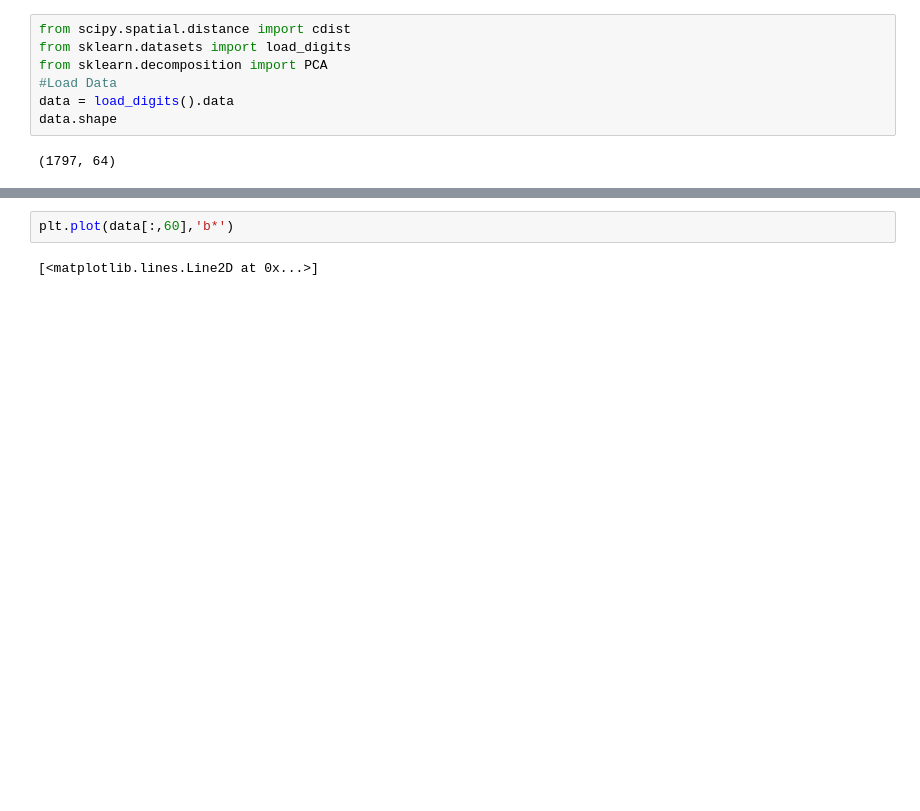
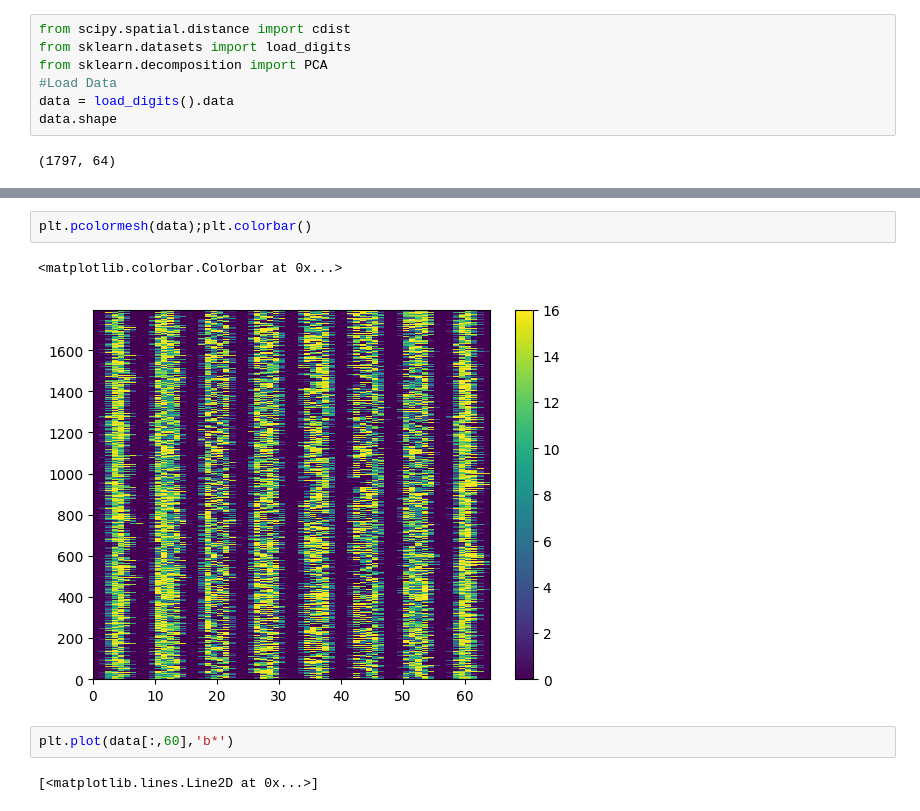
Before and after one commit to milicak/Data_Analysis_Course, a Jupyter notebook: Compute_Kmeans_clustering.ipynb, the cells around one changed output, grey strips where cells are left out. Saved outputs shown, nothing was run; the diff lists cells and outputs as text; blank space fills up the shorter version.

```diff
--- a/Compute_Kmeans_clustering.ipynb
+++ b/Compute_Kmeans_clustering.ipynb
@@ -25,3 +77,8 @@ plt.plot(data,'b*');
+# %%
+plt.pcolormesh(data);plt.colorbar()
+# %% [output]
+<matplotlib.colorbar.Colorbar at 0x...>
+[figure, added]
 # %%
 plt.plot(data[:,60],'b*')
 # %% [output]
```
Also changed, not shown: parts of 10 cells of this notebook.
